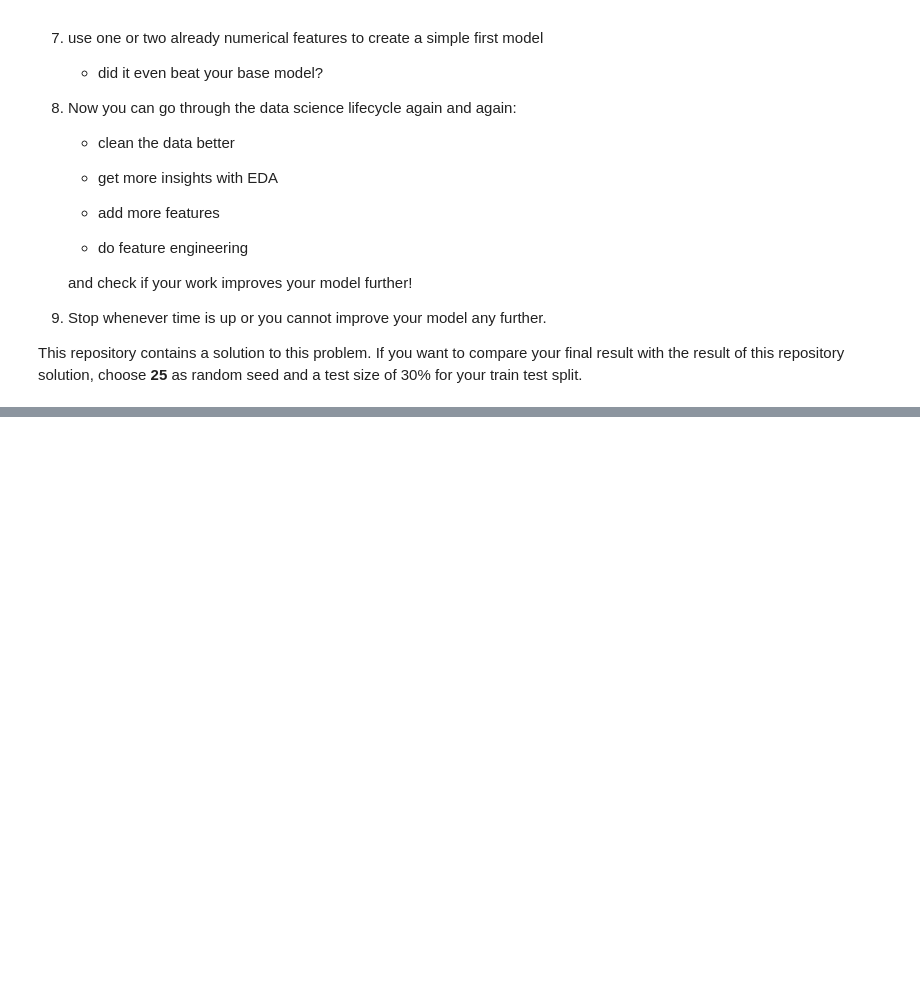
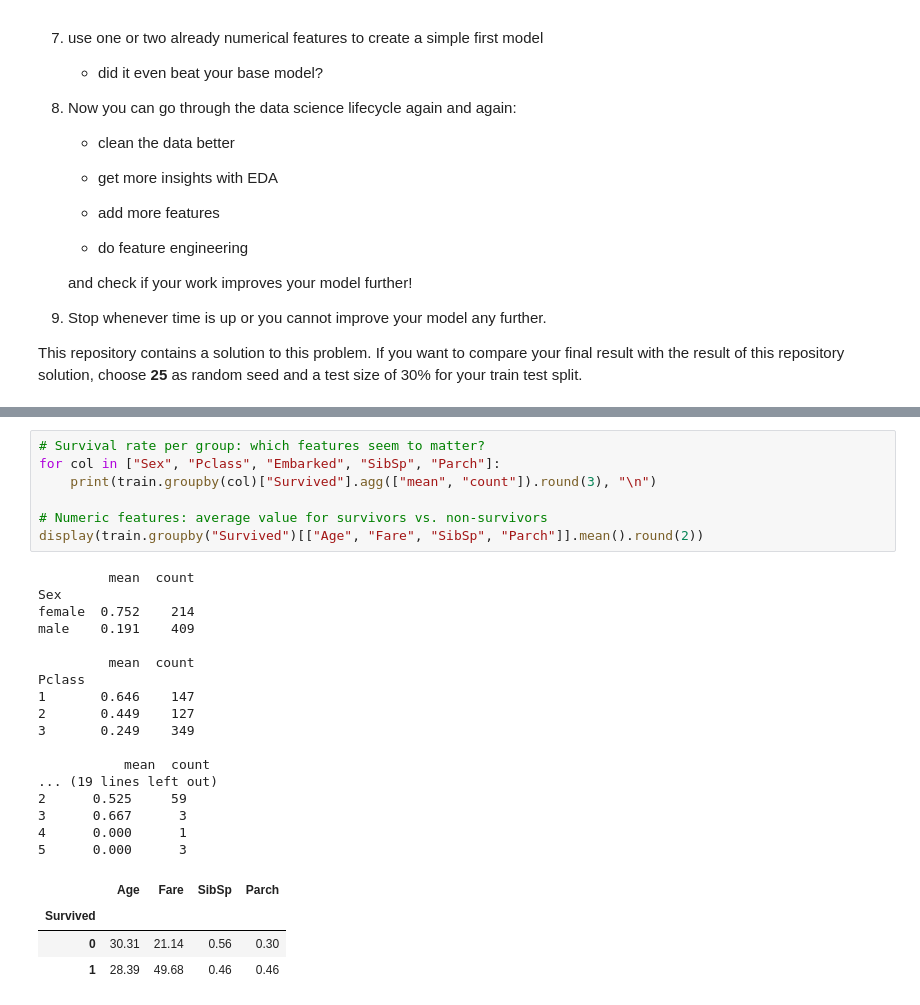
Before and after one commit to andrioliserena/logistic_regression, a Jupyter notebook: 4_logistic_regression_exercise.ipynb, the cells around one changed output, grey strips where cells are left out. Cells and saved outputs as stored; diff of their text form; blank space fills up the shorter version.

```diff
--- a/4_logistic_regression_exercise.ipynb
+++ b/4_logistic_regression_exercise.ipynb
@@ -76,0 +191,29 @@ This repository contains a solution to this problem. If you want to compare your
+# %%
+# Survival rate per group: which features seem to matter?
+for col in ["Sex", "Pclass", "Embarked", "SibSp", "Parch"]:
+    print(train.groupby(col)["Survived"].agg(["mean", "count"]).round(3), "\n")
+
+# Numeric features: average value for survivors vs. non-survivors
+display(train.groupby("Survived")[["Age", "Fare", "SibSp", "Parch"]].mean().round(2))
+# %% [output]
+         mean  count
+Sex
+female  0.752    214
+male    0.191    409
+
+         mean  count
+Pclass
+1       0.646    147
+2       0.449    127
+3       0.249    349
+
+           mean  count
+... (19 lines left out)
+2      0.525     59
+3      0.667      3
+4      0.000      1
+5      0.000      3
+|  | Age | Fare | SibSp | Parch |
+| Survived |  |  |  |  |
+| 0 | 30.31 | 21.14 | 0.56 | 0.30 |
+| 1 | 28.39 | 49.68 | 0.46 | 0.46 |
```
Also changed, not shown: parts of 15 cells of this notebook, 2 other files.
